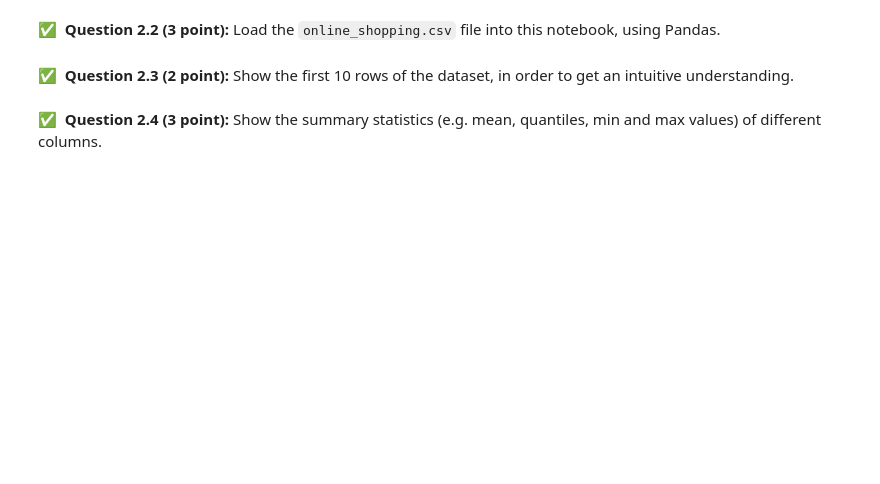
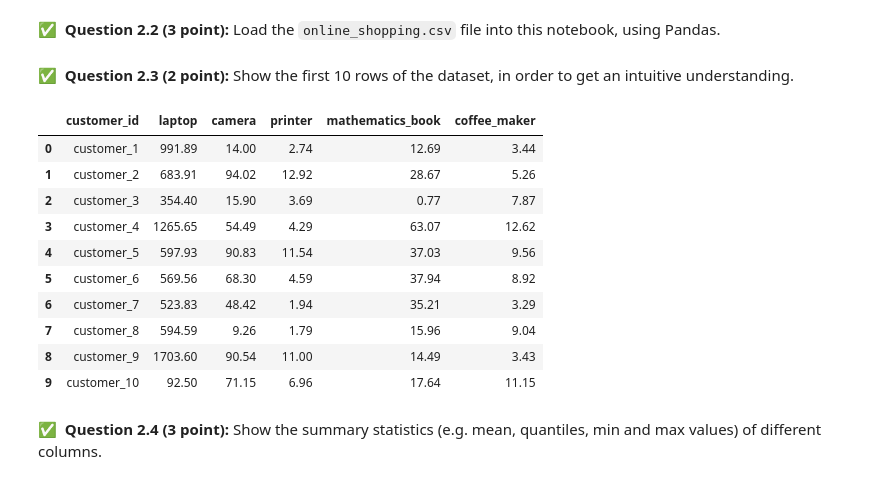
Before and after one commit to barnbyje/cmse202-s22-turnin, a Jupyter notebook: midterm/CMSE202-Midterm-Section-001-S22-STUDENT.ipynb, the cells around one changed output. Saved outputs shown, nothing was run; the diff lists cells and outputs as text; code cells hidden in the pictures; blank space fills up the shorter version.

```diff
--- a/midterm/CMSE202-Midterm-Section-001-S22-STUDENT.ipynb
+++ b/midterm/CMSE202-Midterm-Section-001-S22-STUDENT.ipynb
@@ -71,6 +73,19 @@ https://raw.githubusercontent.com/msu-cmse-courses/cmse202-S22-data/main/data/on
 &#9989;&nbsp; **Question 2.3 (2 point):** Show the first 10 rows of the dataset, in order to get an intuitive understanding.
 # %%
 # Put your code here:
+online_shopping.head(10)
+# %% [output]
+|  | customer_id | laptop | camera | printer | mathematics_book | coffee_maker |
+| 0 | customer_1 | 991.89 | 14.00 | 2.74 | 12.69 | 3.44 |
+| 1 | customer_2 | 683.91 | 94.02 | 12.92 | 28.67 | 5.26 |
+| 2 | customer_3 | 354.40 | 15.90 | 3.69 | 0.77 | 7.87 |
+| 3 | customer_4 | 1265.65 | 54.49 | 4.29 | 63.07 | 12.62 |
+| 4 | customer_5 | 597.93 | 90.83 | 11.54 | 37.03 | 9.56 |
+| 5 | customer_6 | 569.56 | 68.30 | 4.59 | 37.94 | 8.92 |
+| 6 | customer_7 | 523.83 | 48.42 | 1.94 | 35.21 | 3.29 |
+| 7 | customer_8 | 594.59 | 9.26 | 1.79 | 15.96 | 9.04 |
+| 8 | customer_9 | 1703.60 | 90.54 | 11.00 | 14.49 | 3.43 |
+| 9 | customer_10 | 92.50 | 71.15 | 6.96 | 17.64 | 11.15 |
 # %% [markdown]
 &#9989;&nbsp; **Question 2.4 (3 point):** Show the summary statistics (e.g. mean, quantiles, min and max values) of different columns.
 # %%
```
Also changed, not shown: parts of 16 cells of this notebook.
